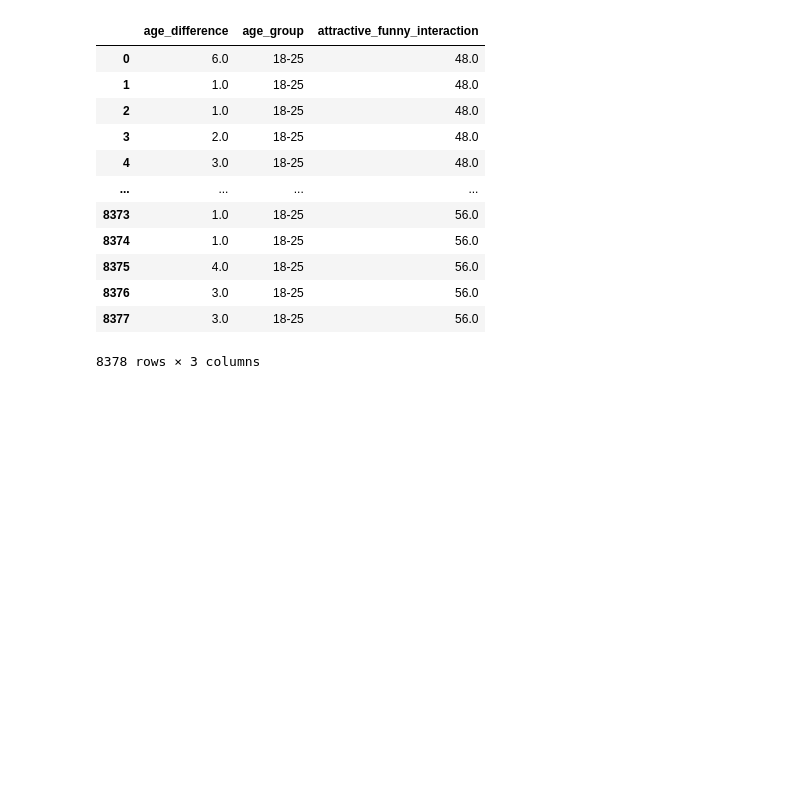
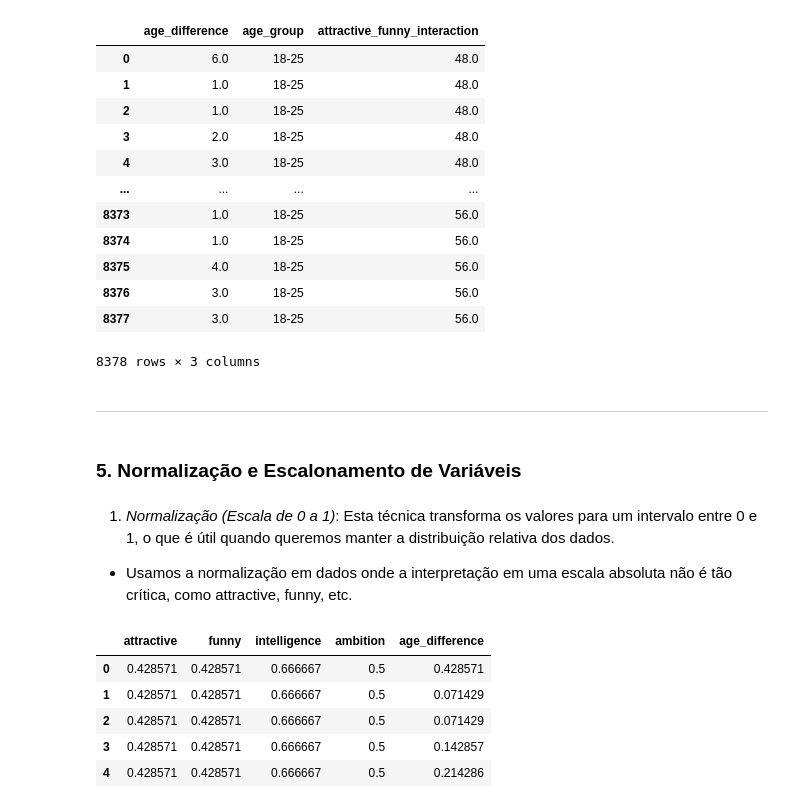
Before and after one commit to lucass235/Analise_dados_pos, a Jupyter notebook: scripts/project.ipynb, the cells around one changed output. Drawn from its saved outputs; the diff is of its cells as text; code cells hidden in the pictures; blank space fills up the shorter version.

```diff
--- a/scripts/project.ipynb
+++ b/scripts/project.ipynb
@@ -302,3 +303,28 @@ df[['age_difference', 'age_group', 'attractive_funny_interaction']]
 | 8376 | 3.0 | 18-25 | 56.0 |
 | 8377 | 3.0 | 18-25 | 56.0 |
 8378 rows × 3 columns
+# %% [markdown]
+___
+# %% [markdown]
+### 5. Normalização e Escalonamento de Variáveis
+# %% [markdown]
+1. *Normalização (Escala de 0 a 1)*: Esta técnica transforma os valores para um intervalo entre 0 e 1, o que é útil quando queremos manter a distribuição relativa dos dados.
+- Usamos a normalização em dados onde a interpretação em uma escala absoluta não é tão crítica, como attractive, funny, etc.
+# %%
+# Identificar colunas numéricas que precisam de normalização
+columns_to_normalize = ['attractive', 'funny', 'intelligence', 'ambition', 'age_difference']
+
+# Inicializar normalizador
+normalizer = MinMaxScaler()
+
+# Aplicar normalização (0 a 1)
+df[columns_to_normalize] = normalizer.fit_transform(df[columns_to_normalize])
+
+df[columns_to_normalize].head()
+# %% [output]
+|  | attractive | funny | intelligence | ambition | age_difference |
+| 0 | 0.428571 | 0.428571 | 0.666667 | 0.5 | 0.428571 |
+| 1 | 0.428571 | 0.428571 | 0.666667 | 0.5 | 0.071429 |
+| 2 | 0.428571 | 0.428571 | 0.666667 | 0.5 | 0.071429 |
+| 3 | 0.428571 | 0.428571 | 0.666667 | 0.5 | 0.142857 |
+| 4 | 0.428571 | 0.428571 | 0.666667 | 0.5 | 0.214286 |
```
Also changed, not shown: parts of 15 cells of this notebook, 1 other file.
